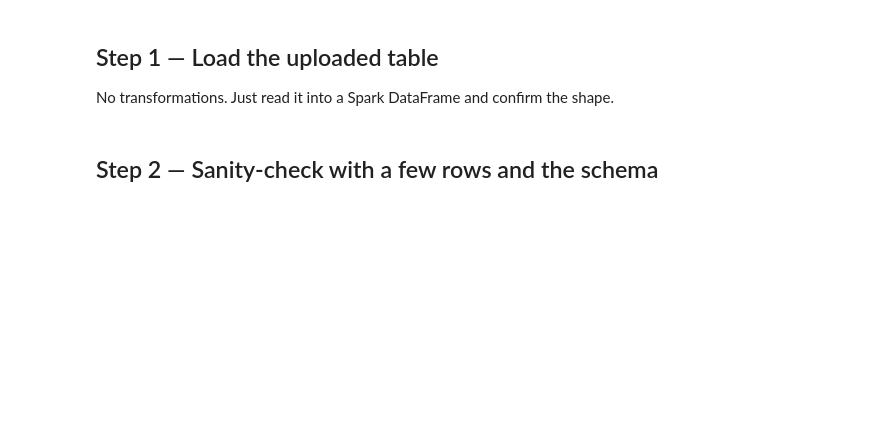
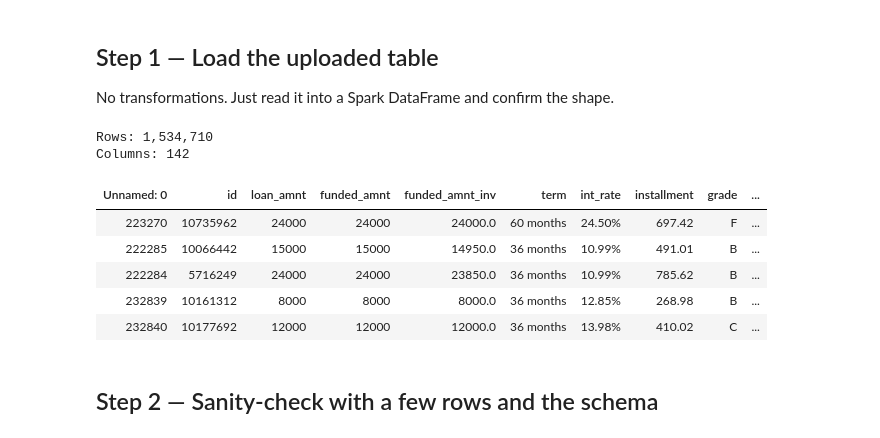
Before and after one commit to Aayushnepal09/loan_default_prediction, a Jupyter notebook: notebooks/databricks/01_bronze_layer.ipynb, the cells around one changed output. Saved outputs shown, nothing was run; the diff lists cells and outputs as text; code cells hidden in the pictures; blank space fills up the shorter version.

Commit message:
adapt it to spark table

```diff
--- a/notebooks/databricks/01_bronze_layer.ipynb
+++ b/notebooks/databricks/01_bronze_layer.ipynb
@@ -31,16 +33,32 @@ print(f"Spark {spark.version} ready.")
 # %%
 # Source and destination tables. Update SOURCE_TABLE if the uploaded CSV landed
 # somewhere other than workspace.default.
-SOURCE_TABLE = "workspace.default.optimized_data_14_17"
+SOURCE_PATH = "/Volumes/workspace/default/raw_data/optimized_data_14_17.csv"
 BRONZE_TABLE = "workspace.default.bronze_loans"
 # %% [markdown]
 ## Step 1 &mdash; Load the uploaded table
 
 No transformations. Just read it into a Spark DataFrame and confirm the shape.
 # %%
-raw_df = spark.table(SOURCE_TABLE)
-print(f"Rows:    {raw_df.count():,}")
+raw_df = (
+    spark.read
+    .option("header", "true")
+    .option("inferSchema", "true")
+    .csv(SOURCE_PATH)
+)
+
+print(f"Rows: {raw_df.count():,}")
 print(f"Columns: {len(raw_df.columns)}")
+display(raw_df.limit(5))
+# %% [output]
+Rows: 1,534,710
+Columns: 142
+| Unnamed: 0 | id | loan_amnt | funded_amnt | funded_amnt_inv | term | int_rate | installment | grade | ... |
+| 223270 | 10735962 | 24000 | 24000 | 24000.0 | 60 months | 24.50% | 697.42 | F | ... |
+| 222285 | 10066442 | 15000 | 15000 | 14950.0 | 36 months | 10.99% | 491.01 | B | ... |
+| 222284 | 5716249 | 24000 | 24000 | 23850.0 | 36 months | 10.99% | 785.62 | B | ... |
+| 232839 | 10161312 | 8000 | 8000 | 8000.0 | 36 months | 12.85% | 268.98 | B | ... |
+| 232840 | 10177692 | 12000 | 12000 | 12000.0 | 36 months | 13.98% | 410.02 | C | ... |
 # %% [markdown]
 ## Step 2 &mdash; Sanity-check with a few rows and the schema
 # %%
```
Also changed, not shown: parts of 6 cells of this notebook, 2 other files.
